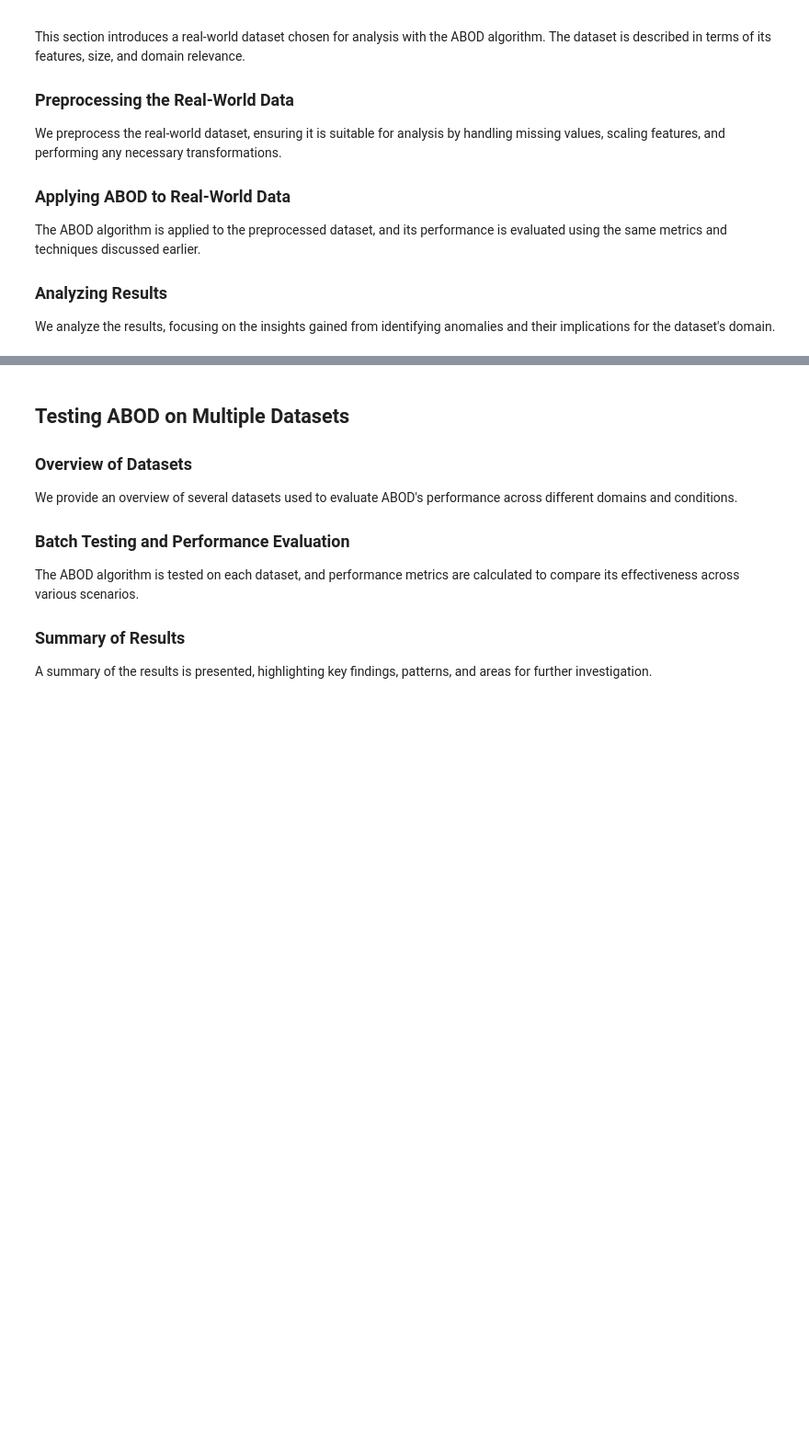
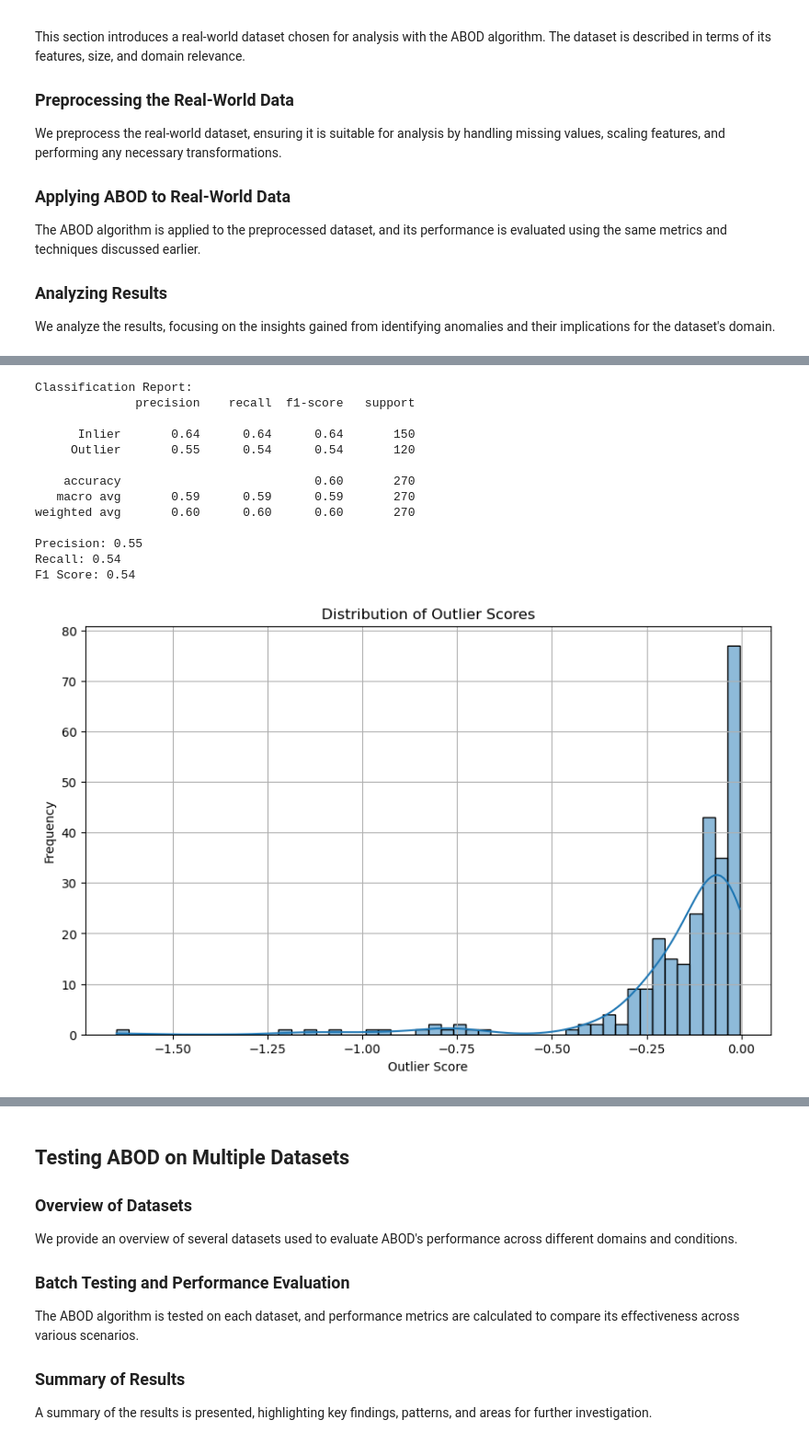
Before and after one commit to dr-saad-la/Anomaly-Detection-Resources, a Jupyter notebook: Python/notebooks/03-abod-algorithm.ipynb, the cells around one changed output, grey strips where cells are left out. Shown at 92% size. Saved outputs shown, nothing was run; the diff lists cells and outputs as text; code cells hidden in the pictures; blank space fills up the shorter version.

```diff
--- a/Python/notebooks/03-abod-algorithm.ipynb
+++ b/Python/notebooks/03-abod-algorithm.ipynb
@@ -235,0 +333,56 @@ We analyze the results, focusing on the insights gained from identifying anomali
+# %%
+# Initialize ABOD model
+abod = ABOD(contamination=0.44, n_neighbors=82)
+
+# Fit the model to the data
+abod.fit(X)
+
+# Predict the outliers
+y_pred = abod.labels_  # 0 for inliers, 1 for outliers
+outlier_scores = abod.decision_scores_
+
+# Evaluate the model performance
+print("\nClassification Report:")
+print(classification_report(y, y_pred, target_names=['Inlier', 'Outlier']))
+
+precision = precision_score(y, y_pred)
+recall = recall_score(y, y_pred)
+f1 = f1_score(y, y_pred)
+
+print(f"Precision: {precision:.2f}")
+print(f"Recall: {recall:.2f}")
+print(f"F1 Score: {f1:.2f}")
+
+# Visualize the outlier scores
+plt.figure(figsize=(10, 6))
+sns.histplot(outlier_scores, bins=50, kde=True)
+plt.title("Distribution of Outlier Scores")
+plt.xlabel("Outlier Score")
+plt.ylabel("Frequency")
+plt.grid(True)
+plt.show()
+
+# Visualize detected outliers
+plt.figure(figsize=(10, 6))
+plt.scatter(X['Age'], X['SerumCholestoral'], c=y_pred, cmap='coolwarm', label='Detected Outliers', alpha=0.7)
+plt.title("ABOD Outlier Detection Results")
+plt.xlabel("Age (normalized)")
+plt.ylabel("Serum Cholestoral (normalized)")
+plt.colorbar(label='Outlier Score')
+plt.grid(True)
+plt.show()
+# %% [output]
+Classification Report:
+              precision    recall  f1-score   support
+
+      Inlier       0.64      0.64      0.64       150
+     Outlier       0.55      0.54      0.54       120
+
+    accuracy                           0.60       270
+   macro avg       0.59      0.59      0.59       270
+weighted avg       0.60      0.60      0.60       270
+
+Precision: 0.55
+Recall: 0.54
+F1 Score: 0.54
+[figure, added]
```
Also changed, not shown: parts of 12 cells of this notebook.
